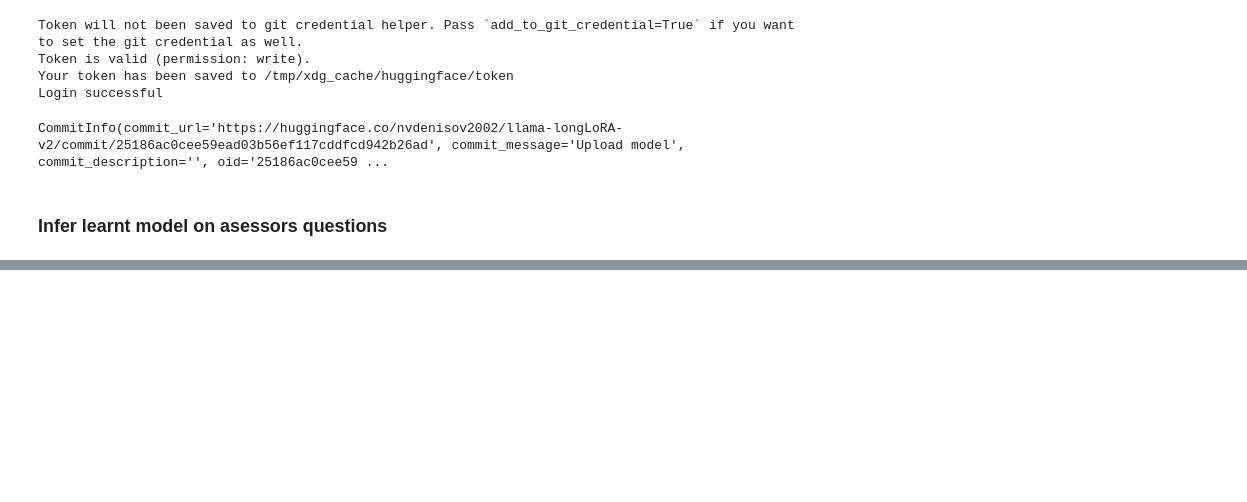
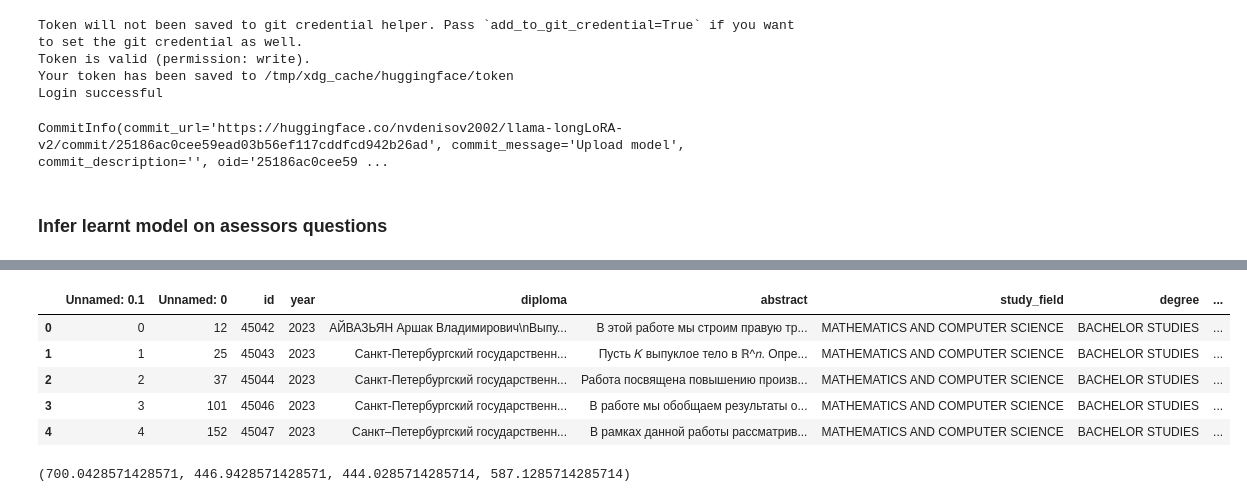
Before and after one commit to DenisovNikita/long_context_LLMs, a Jupyter notebook: src/notebooks/experiments/determining_optimal_context_length.ipynb, the cells around one changed output, grey strips where cells are left out. Saved outputs shown, nothing was run; the diff lists cells and outputs as text; code cells hidden in the pictures; blank space fills up the shorter version.

```diff
--- a/src/notebooks/experiments/determining_optimal_context_length.ipynb
+++ b/src/notebooks/experiments/determining_optimal_context_length.ipynb
@@ -561,0 +569,18 @@ new_df.head()
+# %%
+import pandas as pd
+df = pd.read_csv("../../../artifacts/diplomas_abstracts/mcs_raw_learnt_abstract_learnt8k.csv")
+# %%
+df.head()
+# %% [output]
+|  | Unnamed: 0.1 | Unnamed: 0 | id | year | diploma | abstract | study_field | degree | ... |
+| 0 | 0 | 12 | 45042 | 2023 | АЙВАЗЬЯН Аршак Владимирович\nВыпу... | В этой работе мы строим правую тр... | MATHEMATICS AND COMPUTER SCIENCE | BACHELOR STUDIES | ... |
+| 1 | 1 | 25 | 45043 | 2023 | Санкт-Петербургский государственн... | Пусть 𝐾 выпуклое тело в ℝ^𝑛. Опре... | MATHEMATICS AND COMPUTER SCIENCE | BACHELOR STUDIES | ... |
+| 2 | 2 | 37 | 45044 | 2023 | Санкт-Петербургский государственн... | Работа посвящена повышению произв... | MATHEMATICS AND COMPUTER SCIENCE | BACHELOR STUDIES | ... |
+| 3 | 3 | 101 | 45046 | 2023 | Санкт-Петербургский государственн... | В работе мы обобщаем результаты о... | MATHEMATICS AND COMPUTER SCIENCE | BACHELOR STUDIES | ... |
+| 4 | 4 | 152 | 45047 | 2023 | Санкт–Петербургский государственн... | В рамках данной работы рассматрив... | MATHEMATICS AND COMPUTER SCIENCE | BACHELOR STUDIES | ... |
+# %%
+import numpy as np
+
+np.mean(list(map(len, df["learnt"]))), np.mean(list(map(len, df["raw_model"]))), np.mean(list(map(len, df["learnt_8k"].astype(str)))), np.mean(list(map(len, df["abstract"])))
+# %% [output]
+(700.0428571428571, 446.9428571428571, 444.0285714285714, 587.1285714285714)
```
Also changed, not shown: parts of 9 cells of this notebook, 5 other files.
